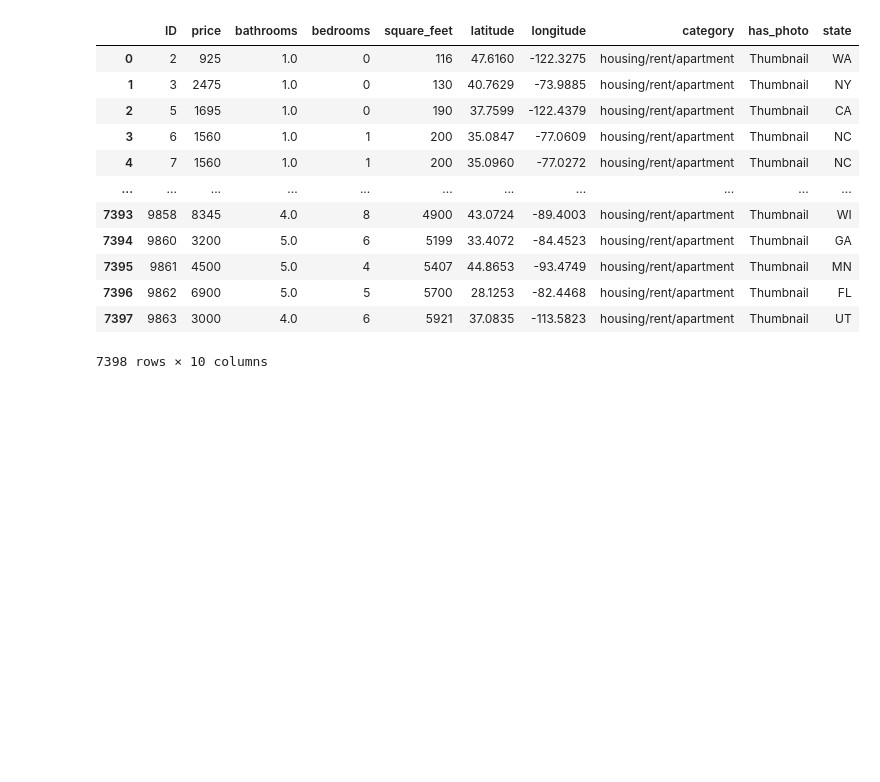
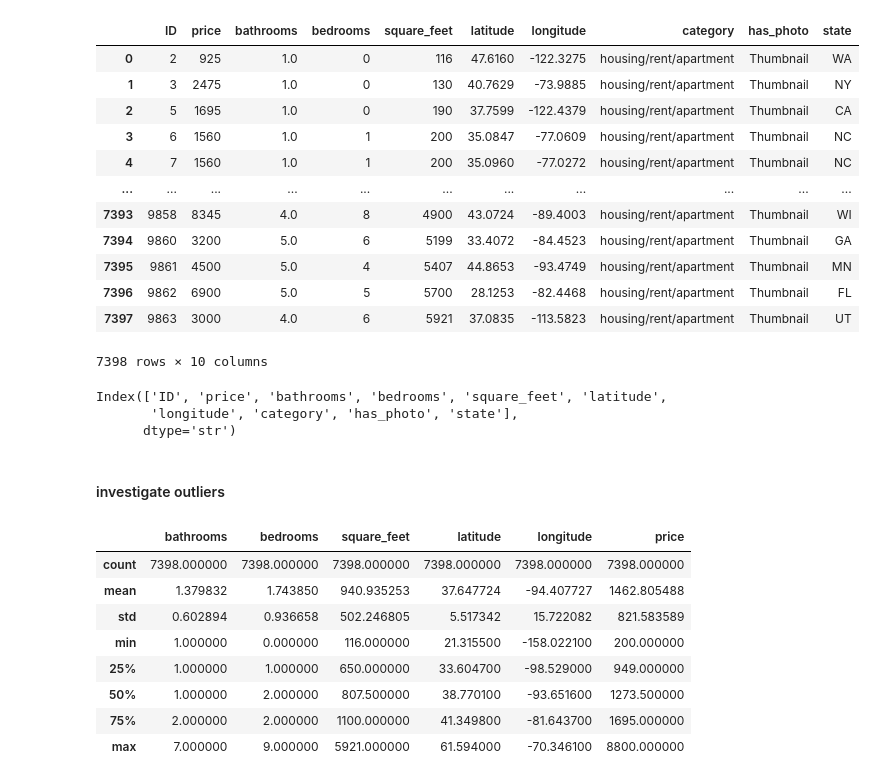
Before and after one commit to CarlosGuzman01/CAI_4105_2026_Fall_Team_11, a Jupyter notebook: 1-challenge/notebook.ipynb, the cells around one changed output. Drawn from its saved outputs; the diff is of its cells as text; code cells hidden in the pictures; blank space fills up the shorter version.

Commit message:
investigate outliers

```diff
--- a/1-challenge/notebook.ipynb
+++ b/1-challenge/notebook.ipynb
@@ -85,3 +85,30 @@ Target: (7398,)
 | 7396 | 9862 | 6900 | 5.0 | 5 | 5700 | 28.1253 | -82.4468 | housing/rent/apartment | Thumbnail | FL |
 | 7397 | 9863 | 3000 | 4.0 | 6 | 5921 | 37.0835 | -113.5823 | housing/rent/apartment | Thumbnail | UT |
 7398 rows × 10 columns
+# %%
+print(train_df.columns)
+# %% [output]
+Index(['ID', 'price', 'bathrooms', 'bedrooms', 'square_feet', 'latitude',
+       'longitude', 'category', 'has_photo', 'state'],
+      dtype='str')
+# %% [markdown]
+#### investigate outliers
+# %%
+
+# Numerical columns and target
+numeric_cols = [
+    "bathrooms", "bedrooms", "square_feet",
+    "latitude", "longitude", "price"
+]
+
+train_df[numeric_cols].describe()
+# %% [output]
+|  | bathrooms | bedrooms | square_feet | latitude | longitude | price |
+| count | 7398.000000 | 7398.000000 | 7398.000000 | 7398.000000 | 7398.000000 | 7398.000000 |
+| mean | 1.379832 | 1.743850 | 940.935253 | 37.647724 | -94.407727 | 1462.805488 |
+| std | 0.602894 | 0.936658 | 502.246805 | 5.517342 | 15.722082 | 821.583589 |
+| min | 1.000000 | 0.000000 | 116.000000 | 21.315500 | -158.022100 | 200.000000 |
+| 25% | 1.000000 | 1.000000 | 650.000000 | 33.604700 | -98.529000 | 949.000000 |
+| 50% | 1.000000 | 2.000000 | 807.500000 | 38.770100 | -93.651600 | 1273.500000 |
+| 75% | 2.000000 | 2.000000 | 1100.000000 | 41.349800 | -81.643700 | 1695.000000 |
+| max | 7.000000 | 9.000000 | 5921.000000 | 61.594000 | -70.346100 | 8800.000000 |
```
Also changed, not shown: parts of 4 cells of this notebook.
